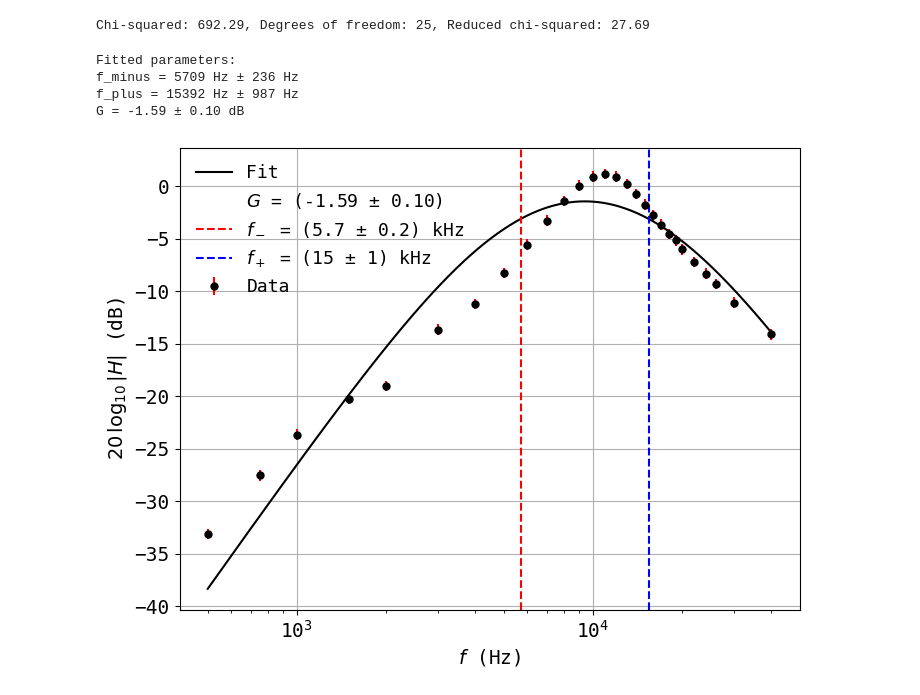
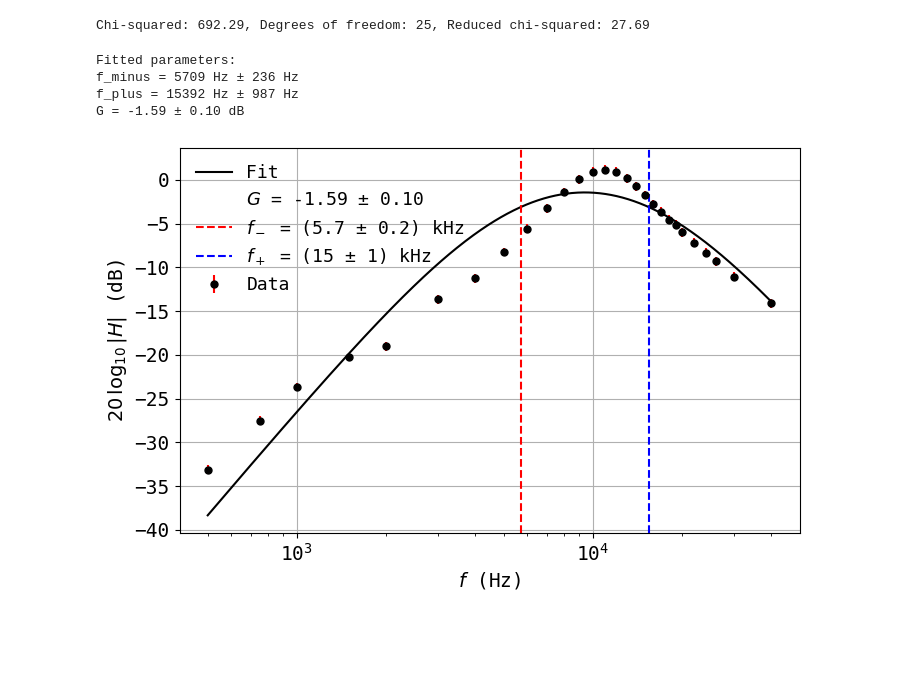
Before and after one commit to askeroelshoej/SP-Lock-In-Amp, a Jupyter notebook: experiment/analysis_stage1_3.ipynb, the cells around one changed output. Drawn from its saved outputs; the diff is of its cells as text; code cells hidden in the pictures; blank space fills up the shorter version.

```diff
--- a/experiment/analysis_stage1_3.ipynb
+++ b/experiment/analysis_stage1_3.ipynb
@@ -191,33 +191,33 @@ f_plus = params['f_minus'] + params['f_delta']
 gain = params['G']
 f_plus_error = np.sqrt(errors['f_minus']**2 + errors['f_delta']**2)
 print("Fitted parameters:")
 print(f"f_minus = {params['f_minus']:.0f} Hz ± {errors['f_minus']:.0f} Hz")
 print(f"f_plus = {f_plus:.0f} Hz ± {f_plus_error:.0f} Hz")
 print(f"G = {params['G']:.2f} ± {errors['G']:.2f} dB")
 #plot:
 f_linspace = np.linspace(np.min(freq), np.max(freq), 1000)
 func_values = gain_modelV2(f_linspace, *params)
 
 
 
-plt.figure(figsize=(8, 6))
+plt.figure(figsize=(8, 5))
 plt.errorbar(freq, amp_dB, yerr=y_errs, fmt='o', ms = 5, color='k', ecolor='r', label='Data')
 plt.plot(f_linspace, func_values, linestyle='-', color='k', label=f'Fit')
-plt.plot([], [], ' ', label=f'$G$ = ({gain:.2f} ± {errors["G"]:.2f})')
+plt.plot([], [], ' ', label=f'$G$ = {gain:.2f} ± {errors["G"]:.2f}')
 plt.axvline(f_minus, color='r', linestyle='--', label=f'$f_-$ = ({round(f_minus, -2)/1000:.1f} ± {round(errors["f_minus"], -2)/1000:.1f}) kHz')
 plt.axvline(f_plus, color='b', linestyle='--', label=f'$f_+$ = ({round(f_plus, -2)/1000:.0f} ± {round(f_plus_error, -2)/1000:.0f}) kHz')
 
 plt.xlabel(r"$f$ (Hz)", fontsize=14)
 plt.ylabel(r"$20 \,\log_{10}|H|$ (dB)", fontsize=14)
 plt.xticks(fontsize=14)
 plt.yticks(fontsize=14)
 plt.xscale('log')
 plt.grid(True)
 plt.legend(loc = 'upper left', frameon = False, fontsize = 13);
 plt.savefig('stage13_fit.pdf', dpi=600, bbox_inches='tight', pad_inches=0.02);
 # %% [output]
 Fitted parameters:
 f_minus = 5709 Hz ± 236 Hz
 f_plus = 15392 Hz ± 987 Hz
 G = -1.59 ± 0.10 dB
-[figure, old version]
+[figure, new version]
```
Also changed, not shown: 2 other files.
